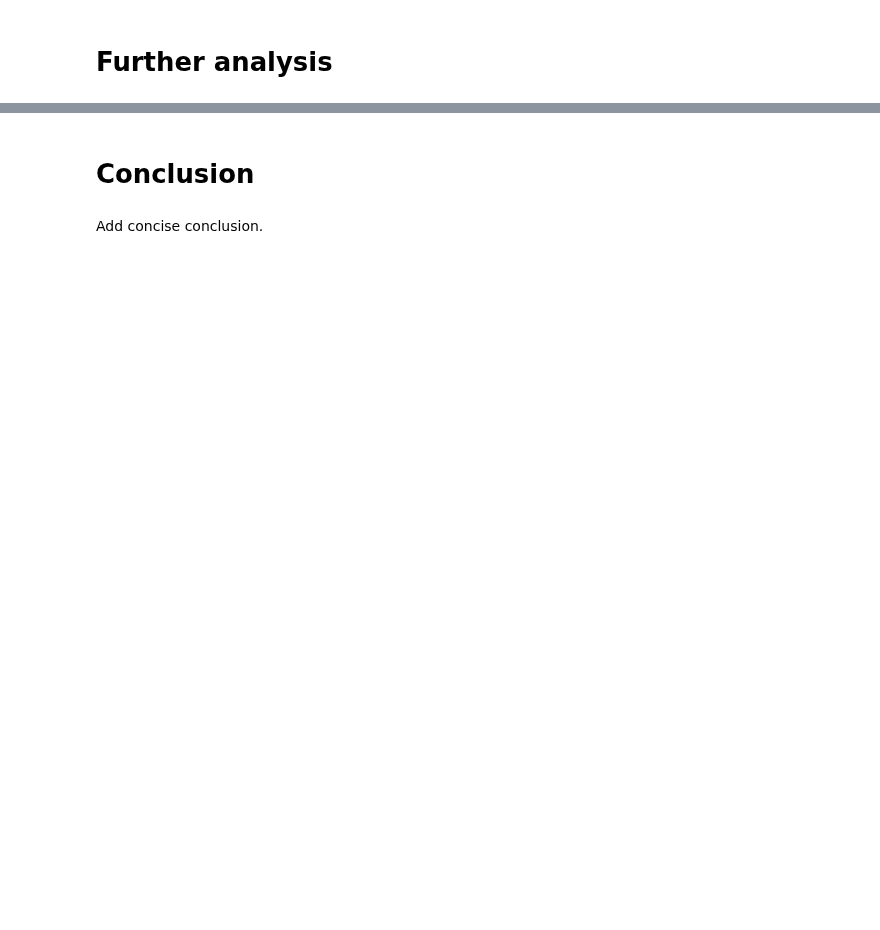
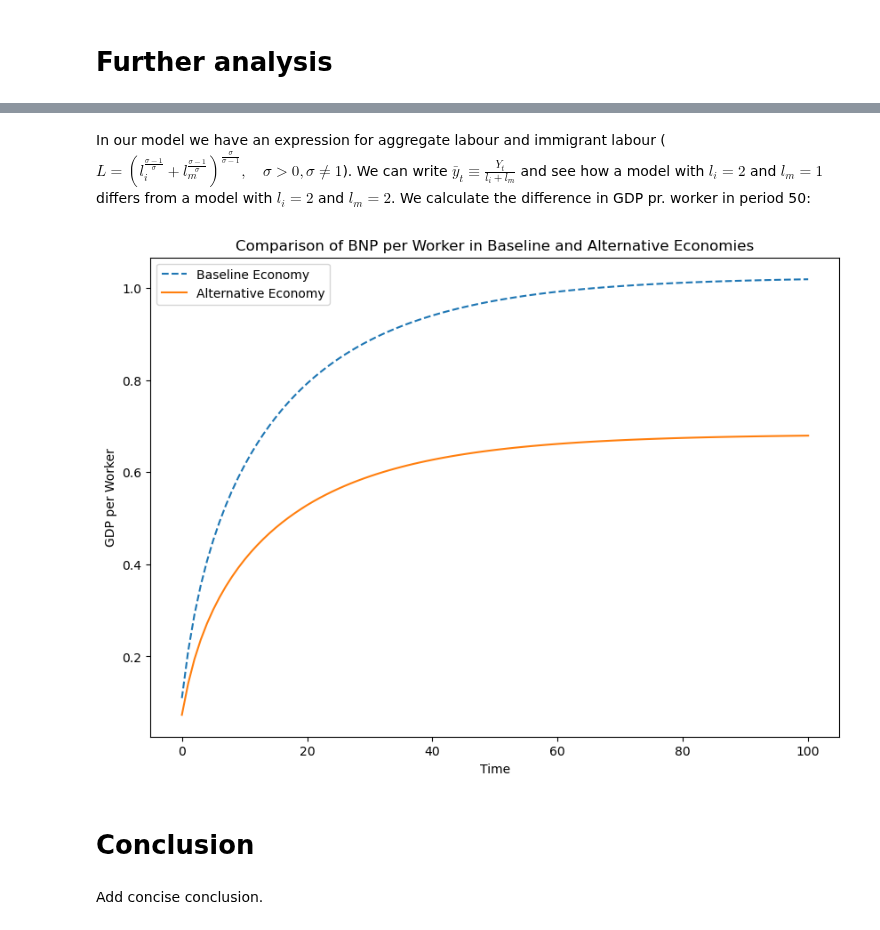
Before and after one commit to NumEconCopenhagen/projects-2023-philx2-nico, a Jupyter notebook: modelproject/modelproject.ipynb, the cells around one changed output, grey strips where cells are left out. Saved outputs shown, nothing was run; the diff lists cells and outputs as text; code cells hidden in the pictures; blank space fills up the shorter version.

```diff
--- a/modelproject/modelproject.ipynb
+++ b/modelproject/modelproject.ipynb
@@ -99,3 +239,61 @@ Try to make an extension of the model.
+# %% [markdown]
+In our model we have an expression for aggregate labour and immigrant labour ($L=(l_{i}^{\frac{\sigma-1}{\sigma}}+l_{m}^{\frac{\sigma-1}{\sigma}})^{\frac{\sigma}{\sigma-1}},\quad\sigma>0,\sigma\neq1$). We can write $\bar{y}_{t}\equiv\frac{Y_{t}}{l_{i}+l_{m}}$ and see how a model with $l_{i}=2$ and $l_{m}=1$ differs from a model with $l_{i}=2$ and $l_{m}=2$. We calculate the difference in GDP pr. worker in period 50:
+# %%
+# Create an instance of the SolowModelClass
+model_baseline = SolowModelClass()
+model_alt = SolowModelClass()
+
+# Define the parameters for the simulation
+model_baseline.val.s_k = 0.3
+model_baseline.val.g = 0.02
+model_baseline.val.alpha = 0.33
+model_baseline.val.delta = 0.05
+model_baseline.val.sigma = 0.013258
+model_baseline.val.l_i = 1  # Baseline share of immigrant workers
+model_baseline.val.l_m = 1
+
+model_alt.val.s_k = 0.3
+model_alt.val.g = 0.02
+model_alt.val.alpha = 0.33
+model_alt.val.delta = 0.05
+model_alt.val.sigma = 0.013258
+model_alt.val.l_i = 2  # Alternative share of immigrant workers
+model_alt.val.l_m = 1
+
+# Define the initial capital level
+k_tilde_initial = 0.01
+
+# Initialize an empty list to store the capital levels for baseline and alternative economies
+k_tilde_path_baseline = [k_tilde_initial]
+k_tilde_path_alt = [k_tilde_initial]
+
+# Simulate the model for baseline and alternative economies
+for t in range(100):
+    # Calculate the next capital level for baseline economy
+    k_tilde_next_baseline = (1/(1+model_baseline.val.g)) * (model_baseline.val.s_k * k_tilde_path_baseline[-1]**model_baseline.val.alpha + (1-model_baseline.val.delta) * k_tilde_path_baseline[-1])
+    # Append the new capital level to the path
+    k_tilde_path_baseline.append(k_tilde_next_baseline)
+
+    # Calculate the next capital level for alternative economy
+    k_tilde_next_alt = (1/(1+model_alt.val.g)) * (model_alt.val.s_k * k_tilde_path_alt[-1]**model_alt.val.alpha + (1-model_alt.val.delta) * k_tilde_path_alt[-1])
+    # Append the new capital level to the path
+    k_tilde_path_alt.append(k_tilde_next_alt)
+
+# Calculate BNP per worker for baseline and alternative economies
+y_tilde_baseline = np.array(k_tilde_path_baseline)**model_baseline.val.alpha / (model_baseline.val.l_i + model_baseline.val.l_m)
+y_tilde_alt = np.array(k_tilde_path_alt)**model_alt.val.alpha / (model_alt.val.l_i + model_alt.val.l_m)
+
+# Plot the BNP per worker for baseline and alternative economies
+plt.figure(figsize=(10,7))
+plt.plot(y_tilde_baseline, label='Baseline Economy', linestyle='--')
+plt.plot(y_tilde_alt, label='Alternative Economy')
+plt.xlabel('Time')
+plt.ylabel('GDP per Worker')
+plt.title('Comparison of BNP per Worker in Baseline and Alternative Economies')
+plt.legend()
+plt.show()
+# %% [output]
+[figure, added]
 # %% [markdown]
 # Conclusion
 # %% [markdown]
```
Also changed, not shown: parts of 10 cells of this notebook, 1 other file.
